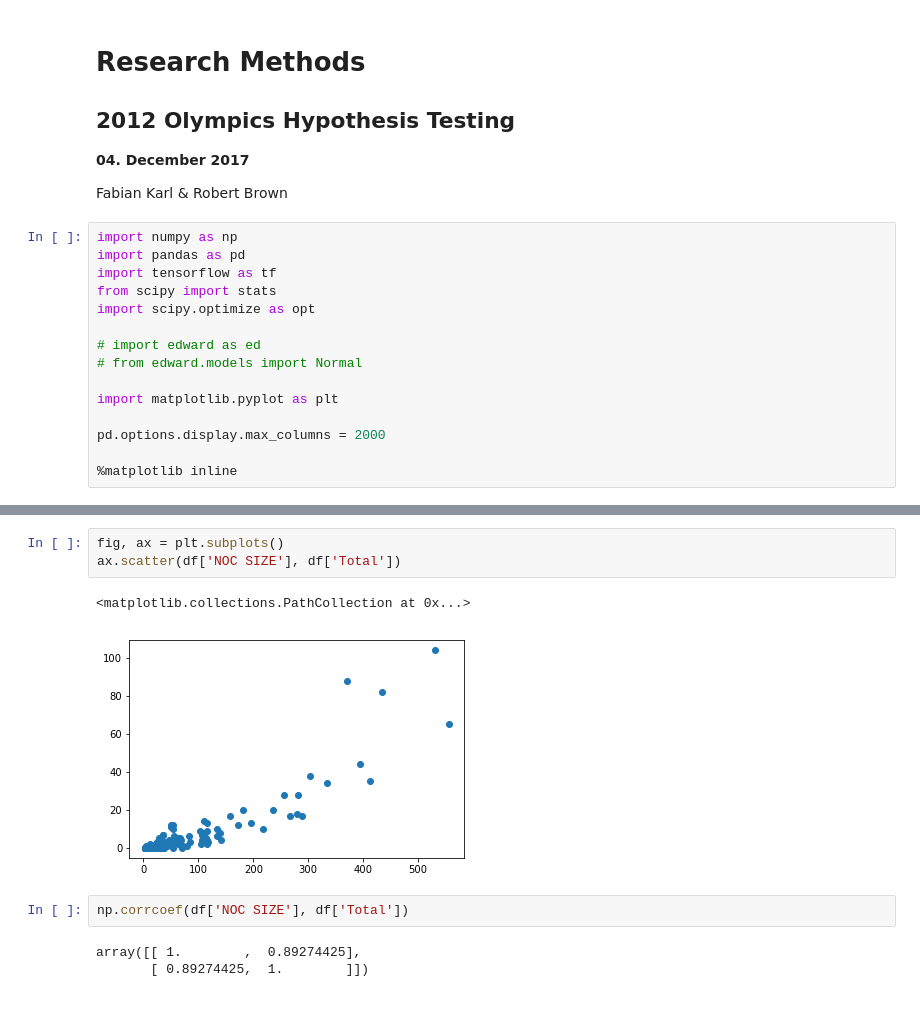
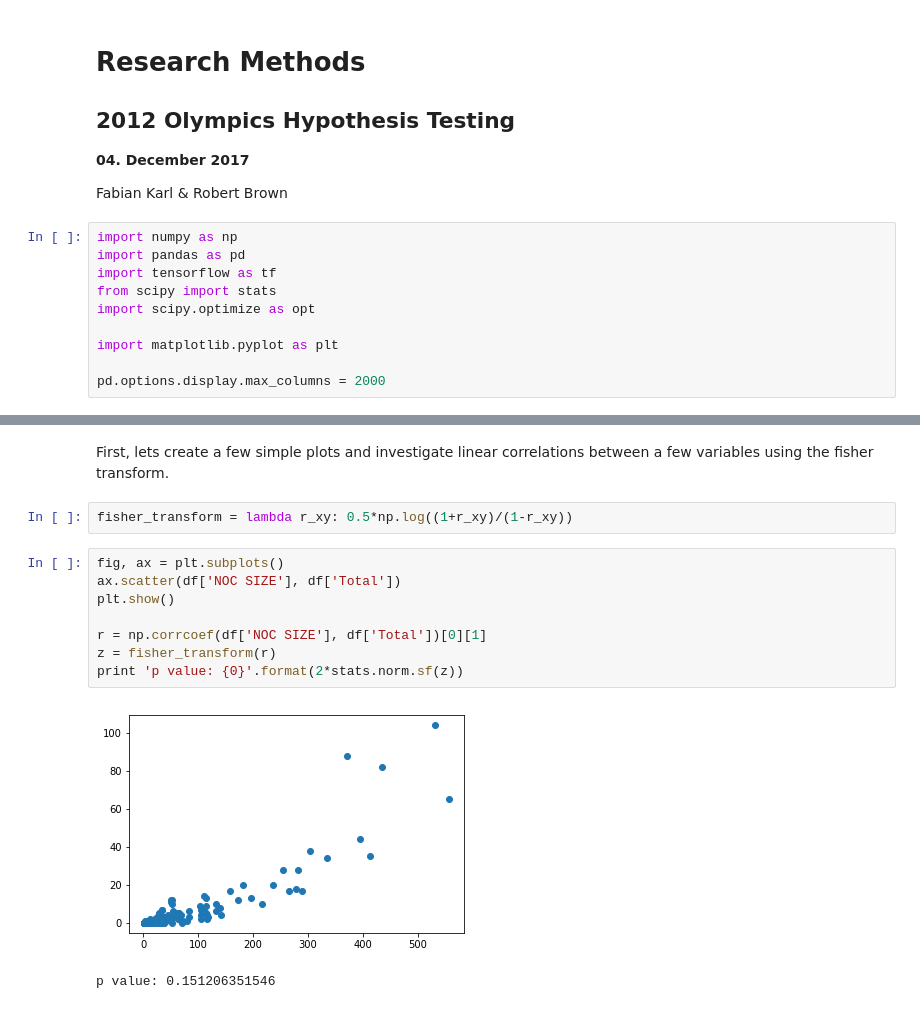
Before and after one commit to rab170/research-methods, a Jupyter notebook: olympics-hypothesis-testing/hypothesis_testing.ipynb, the cells around one changed output, grey strips where cells are left out. Drawn from its saved outputs; the diff is of its cells as text.

```diff
--- a/olympics-hypothesis-testing/hypothesis_testing.ipynb
+++ b/olympics-hypothesis-testing/hypothesis_testing.ipynb
@@ -12,14 +12,9 @@ import tensorflow as tf
 from scipy import stats
 import scipy.optimize as opt
 
-# import edward as ed
-# from edward.models import Normal
-
 import matplotlib.pyplot as plt
 
 pd.options.display.max_columns = 2000
-
-%matplotlib inline
 # %%
 df = pd.read_csv('london-2012.csv', thousands=',')
 df = df.drop(['Unnamed: 44'], axis=1)
@@ -36,14 +31,18 @@ df.head(10)
 | 7 | ARG | 4.459890e+11 | 40412000 | Argentina | ARG | 43 | 99 | 142 | 0.351381 | ... |
 | 8 | ARM | 1.024779e+10 | 3092000 | Armenia | ARM | 4 | 21 | 25 | 0.808538 | ... |
 | 9 | ABW | 2.456000e+09 | 108000 | Aruba | ARU | 1 | 3 | 4 | 3.703704 | ... |
+# %% [markdown]
+First, lets create a few simple plots and investigate linear correlations between a few variables using the fisher transform.
+# %%
+fisher_transform = lambda r_xy: 0.5*np.log((1+r_xy)/(1-r_xy))
 # %%
 fig, ax = plt.subplots()
 ax.scatter(df['NOC SIZE'], df['Total'])
+plt.show()
+
+r = np.corrcoef(df['NOC SIZE'], df['Total'])[0][1]
+z = fisher_transform(r)
+print 'p value: {0}'.format(2*stats.norm.sf(z))
 # %% [output]
+[figure]
-<matplotlib.collections.PathCollection at 0x...>
+p value: 0.151206351546
-[figure]
-# %%
-np.corrcoef(df['NOC SIZE'], df['Total'])
-# %% [output]
-array([[ 1.        ,  0.89274425],
-       [ 0.89274425,  1.        ]])
```
Also changed, not shown: parts of 21 cells of this notebook.
